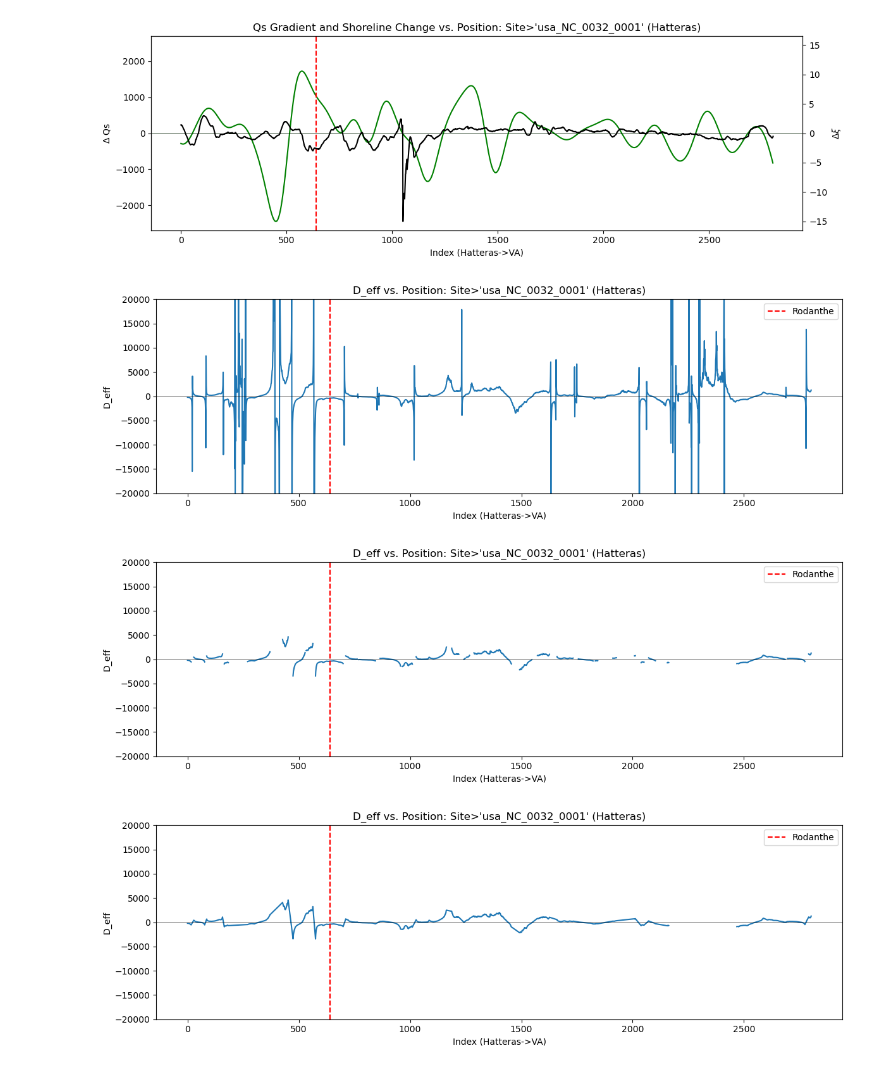
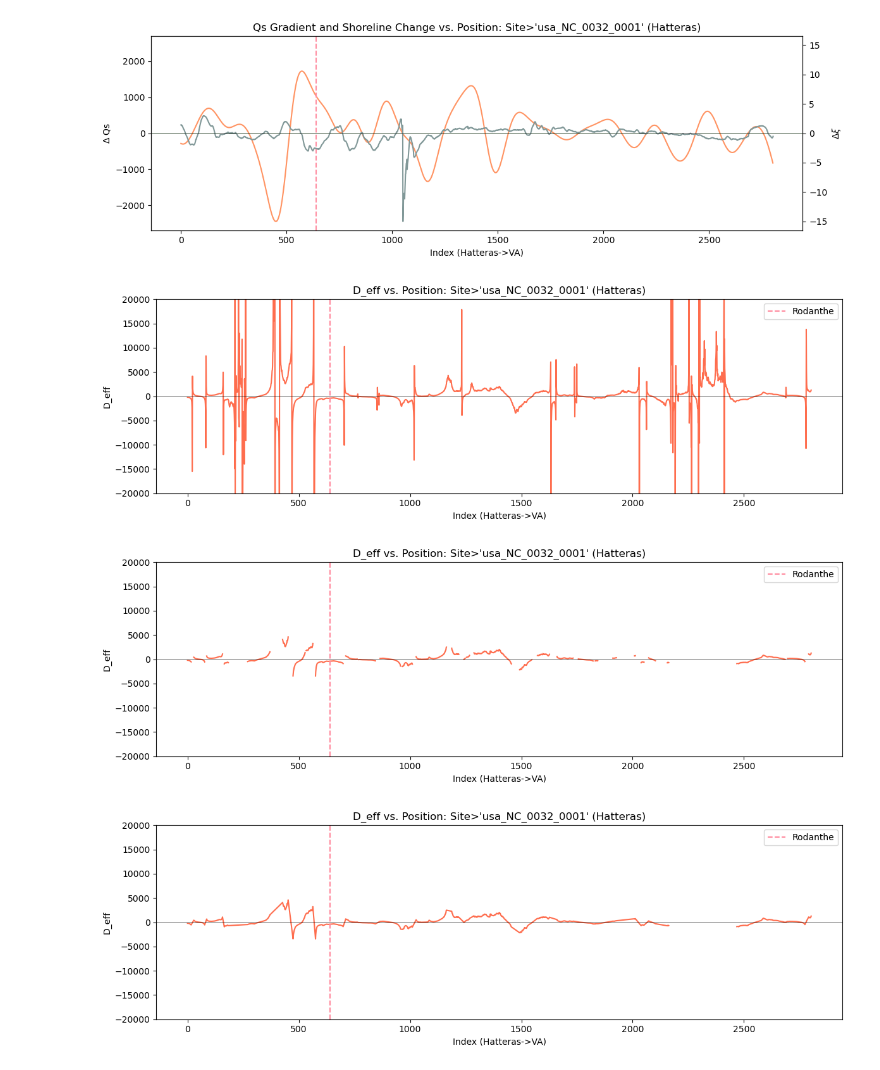
Before and after one commit to acdealy/coastal_diffusion_qs, a Jupyter notebook: calculate_d_eff.ipynb, the cells around one changed output. Saved outputs shown, nothing was run; the diff lists cells and outputs as text; code cells hidden in the pictures.

Commit message:
Updated gradient and d_eff notebooks

```diff
--- a/calculate_d_eff.ipynb
+++ b/calculate_d_eff.ipynb
@@ -72,9 +36,9 @@ d_eta = xr.Dataset(
 fig, ax = plt.subplots(figsize=(12, 4))
 ax2 = ax.twinx()
 
-l1, = ax.plot(grad_nobx['grad'].values, c='g', label=r'$\Delta$ Qs gradient')
-l2, = ax2.plot(d_eta['d_eta'].values, c='k', label='Shoreline change (LRR)')
-l3 = ax.axvline(x=rodanthe_idx, color='red', linestyle='--', label='Rodanthe')
+l1, = ax.plot(grad_nobx['grad'].values, c='#FF9463', label=r'$\Delta$ Qs gradient')
+l2, = ax2.plot(d_eta['d_eta'].values, c='#819898', label='Shoreline change (LRR)')
+l3 = ax.axvline(x=rodanthe_idx, color='#FF8DA1', linestyle='--', label='Rodanthe')
 ax.axhline(0, color='g', lw=0.5)
 ax2.axhline(0, color='k', lw=0.5)
 
@@ -91,30 +55,30 @@ ax.set_title(f"Qs Gradient and Shoreline Change vs. Position: Site>'{target_site
 plt.tight_layout()
 plt.show()
 # %% [output]
-[figure, old version]
+[figure, new version]
 # %%
 d_eff = (grad_nobx['grad'] / d_eta['d_eta']).rename('d_eff')
 # %%
 fig, ax = plt.subplots(figsize=(12, 4))
-ax.plot(d_eff.values)
-ax.axvline(x=rodanthe_idx, color='red', linestyle='--', label='Rodanthe')
+ax.plot(d_eff.values, color='#FE6D4E')
+ax.axvline(x=rodanthe_idx, color='#FF8DA1', linestyle='--', label='Rodanthe')
 ax.axhline(0, color='k', lw=0.5)
 ax.set_xlabel("Index (Hatteras->VA)")
 ax.set_ylabel(f"D_eff")
 ax.set_title(f"D_eff vs. Position: Site>'{target_site}' (Hatteras)")
 ax.set_ylim([-20000,20000])
 plt.tight_layout()
 plt.legend()
 plt.show()
 # %% [output]
-[figure, old version]
+[figure, new version]
 # %%
 d_eta_masked = d_eta['d_eta'].where(np.abs(d_eta['d_eta']) > .5)
 d_eff_masked = (grad_nobx['grad'] / d_eta_masked).rename('d_eff')
 # %%
 fig, ax = plt.subplots(figsize=(12, 4))
-ax.plot(d_eff_masked.values)
-ax.axvline(x=rodanthe_idx, color='red', linestyle='--', label='Rodanthe')
+ax.plot(d_eff_masked.values, color='#FE6D4E')
+ax.axvline(x=rodanthe_idx, color='#FF8DA1', linestyle='--', label='Rodanthe')
 ax.axhline(0, color='k', lw=0.5)
 ax.set_xlabel("Index (Hatteras->VA)")
 ax.set_ylabel(f"D_eff")
@@ -124,7 +88,7 @@ plt.tight_layout()
 plt.legend()
 plt.show()
 # %% [output]
-[figure, old version]
+[figure, new version]
 # %%
 # cumulative along-shore distance (m) from d_eff's own lat/lon
 lat_r = np.radians(d_eff_masked['lat'].values)
@@ -138,8 +102,8 @@ d_eff_masked = d_eff_masked.assign_coords(alongshore_m=('site', np.concatenate([
 d_eff_interp = d_eff_masked.interpolate_na(dim='site', use_coordinate='alongshore_m', max_gap=10000)
 # %%
 fig, ax = plt.subplots(figsize=(12, 4))
-ax.plot(d_eff_interp.values)
-ax.axvline(x=rodanthe_idx, color='red', linestyle='--', label='Rodanthe')
+ax.plot(d_eff_interp.values, color='#FE6D4E')
+ax.axvline(x=rodanthe_idx, color='#FF8DA1', linestyle='--', label='Rodanthe')
 ax.axhline(0, color='k', lw=0.5)
 ax.set_xlabel("Index (Hatteras->VA)")
 ax.set_ylabel(f"D_eff")
@@ -149,7 +113,7 @@ plt.tight_layout()
 plt.legend()
 plt.show()
 # %% [output]
-[figure, old version]
+[figure, new version]
 # %%
 curv = xr.open_dataset('NC_average_lat_lon_with_curvature.nc')
 diff = xr.open_dataset('ncmu_total_hourly_pertransect.nc', chunks={'time': 2000})
```
Also changed, not shown: parts of 11 cells of this notebook, 1 other file.
